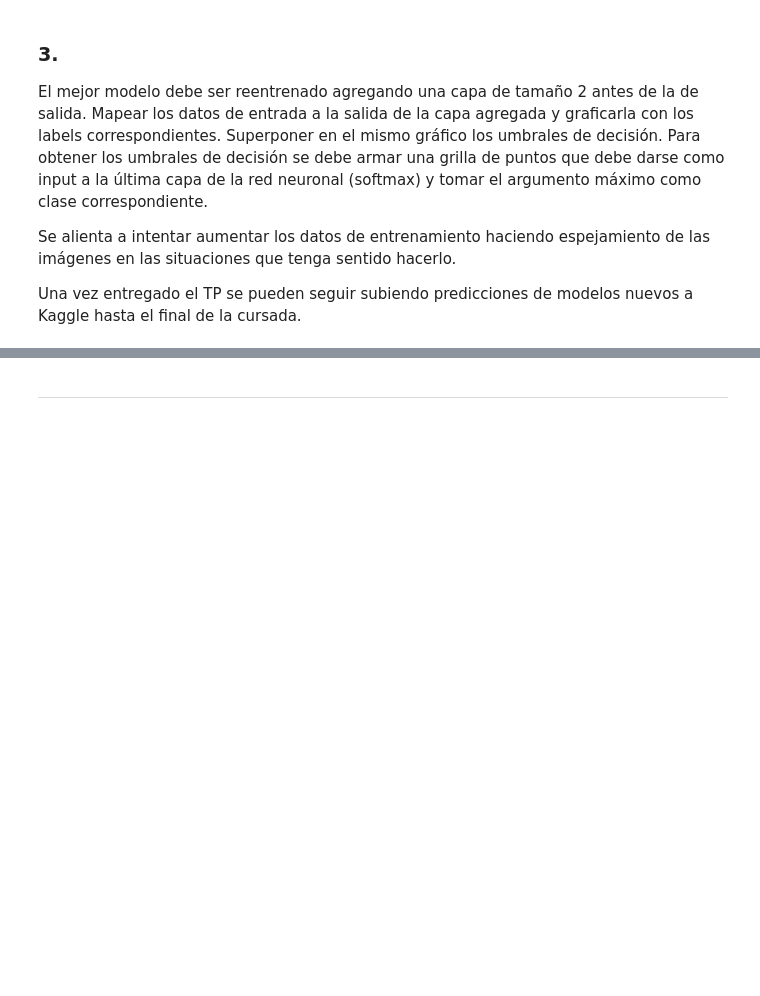
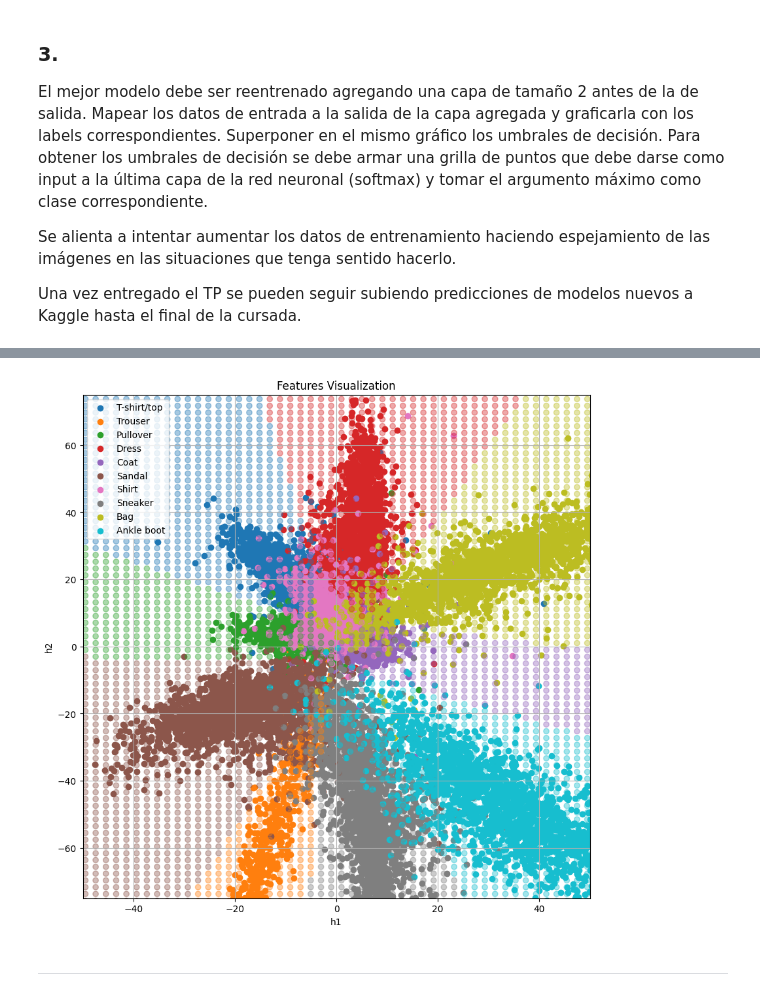
Before and after one commit to PabloSML/RN-TP1, a Jupyter notebook: src/fashion_mnist_smolkin.ipynb, the cells around one changed output, grey strips where cells are left out. Cells and saved outputs as stored; diff of their text form; code cells hidden in the pictures; blank space fills up the shorter version.

```diff
--- a/src/fashion_mnist_smolkin.ipynb
+++ b/src/fashion_mnist_smolkin.ipynb
@@ -220,0 +212,36 @@ Una vez entregado el TP se pueden seguir subiendo predicciones de modelos nuevos
+# %%
+model, x_train, x_valid, y_train, y_valid = create_fmnist_model(
+    x_data,
+    y_data,
+    metrics=['accuracy','AUC','Precision','Recall'],
+    loss='categorical_crossentropy',
+    hidden_layers=1,
+    hidden_units=[512],
+    weight_initializer='glorot_normal',
+    optimizer='Adam',
+    learning_rate=0.0001,
+    batch_normalization=False,
+    dropout_rate=0.45,
+    feature_layer=True,
+    train_valid_proportion=1/3,
+    random_state_seed=10,
+    verbose=False
+)
+
+history, metrics_df, id = run_model(
+    model=model,
+    x_train=x_train,
+    x_valid=x_valid,
+    y_train=y_train,
+    y_valid=y_valid,
+    batch_size=32,
+    max_epochs=100,
+    es_config = {
+        'monitor': 'val_accuracy',
+        'patience': 10,
+        'mode': 'max',
+        'restore_best_weights': True
+    },
+    show_metrics=True,
+    verbose=False
+)
@@ -220,0 +257,3 @@ Una vez entregado el TP se pueden seguir subiendo predicciones de modelos nuevos
+# %%
+# Extract features from the hidden layer with 2 neurons for validation set
+features_val = extract_features(model, x_valid)
@@ -220,0 +262,2 @@ Una vez entregado el TP se pueden seguir subiendo predicciones de modelos nuevos
+# %%
+xx, yy, boundaries = get_boundary_predictions(model)
@@ -221,3 +266,7 @@ Una vez entregado el TP se pueden seguir subiendo predicciones de modelos nuevos
+# %%
+visualize_features(features_val, y_valid, xx, yy, boundaries)
+# %% [output]
+[figure, added]
 # %% [markdown]
 ***
 # %% [markdown]
```
Also changed, not shown: parts of 4 cells of this notebook, 11 other files.
